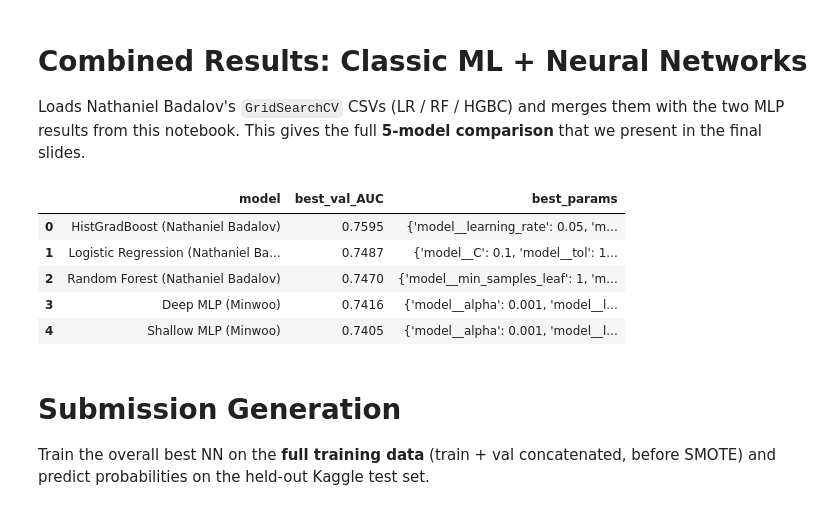
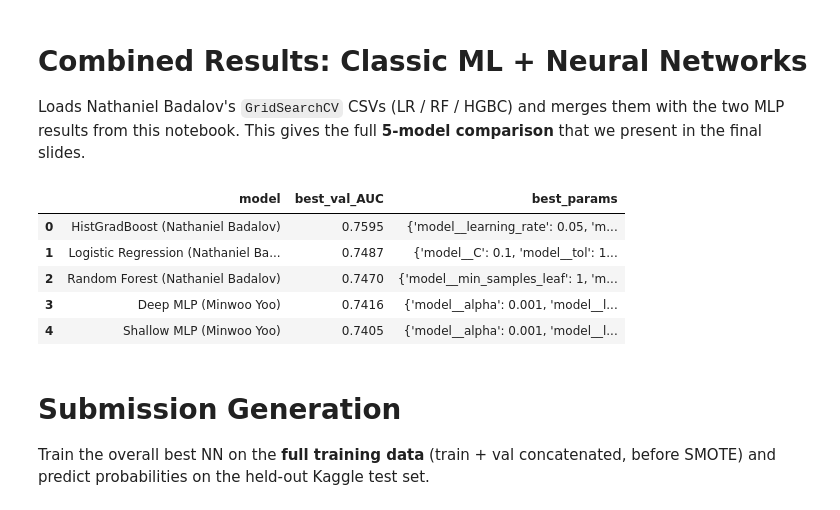
Before and after one commit to ymw0414/loan-default-imbalance-classification, a Jupyter notebook: notebooks/final_project.ipynb, the cells around one changed output. Drawn from its saved outputs; the diff is of its cells as text; code cells hidden in the pictures.

Commit message:
Consistent name format: 'Minwoo' -> 'Minwoo Yoo' across notebooks, build script, recording script

```diff
--- a/notebooks/final_project.ipynb
+++ b/notebooks/final_project.ipynb
@@ -1036,36 +1036,36 @@ that we present in the final slides.
 # %%
 def best_row(path):
     df = pd.read_csv(path)
     df = df.sort_values('rank_test_score').head(1)
     return df['mean_test_score'].iloc[0], df['params'].iloc[0]
 
 cv_path = result_dir + 'cv_results/GridSearchCV/'
 
 rows = []
 for fname, model_label in [
     ('lr.csv',           'Logistic Regression (Nathaniel Badalov)'),
     ('rfc.csv',          'Random Forest (Nathaniel Badalov)'),
     ('hgbc.csv',         'HistGradBoost (Nathaniel Badalov)'),
-    ('shallow_mlp.csv',  'Shallow MLP (Minwoo)'),
-    ('deep_mlp.csv',     'Deep MLP (Minwoo)'),
+    ('shallow_mlp.csv',  'Shallow MLP (Minwoo Yoo)'),
+    ('deep_mlp.csv',     'Deep MLP (Minwoo Yoo)'),
 ]:
     p = cv_path + fname
     if os.path.exists(p):
         score, params = best_row(p)
         rows.append({'model': model_label, 'best_val_AUC': round(score, 4), 'best_params': params})
     else:
         rows.append({'model': model_label, 'best_val_AUC': None, 'best_params': '<missing CSV>'})
 
 combined = pd.DataFrame(rows).sort_values('best_val_AUC', ascending=False, na_position='last').reset_index(drop=True)
 combined.to_csv(result_dir + 'combined_model_comparison.csv', index=False)
 combined
 # %% [output]
 |  | model | best_val_AUC | best_params |
 | 0 | HistGradBoost (Nathaniel Badalov) | 0.7595 | {'model__learning_rate': 0.05, 'm... |
 | 1 | Logistic Regression (Nathaniel Ba... | 0.7487 | {'model__C': 0.1, 'model__tol': 1... |
 | 2 | Random Forest (Nathaniel Badalov) | 0.7470 | {'model__min_samples_leaf': 1, 'm... |
-| 3 | Deep MLP (Minwoo) | 0.7416 | {'model__alpha': 0.001, 'model__l... |
-| 4 | Shallow MLP (Minwoo) | 0.7405 | {'model__alpha': 0.001, 'model__l... |
+| 3 | Deep MLP (Minwoo Yoo) | 0.7416 | {'model__alpha': 0.001, 'model__l... |
+| 4 | Shallow MLP (Minwoo Yoo) | 0.7405 | {'model__alpha': 0.001, 'model__l... |
 # %% [markdown]
 # Submission Generation
 
```
Also changed, not shown: parts of 3 cells of this notebook, 2 other files.
